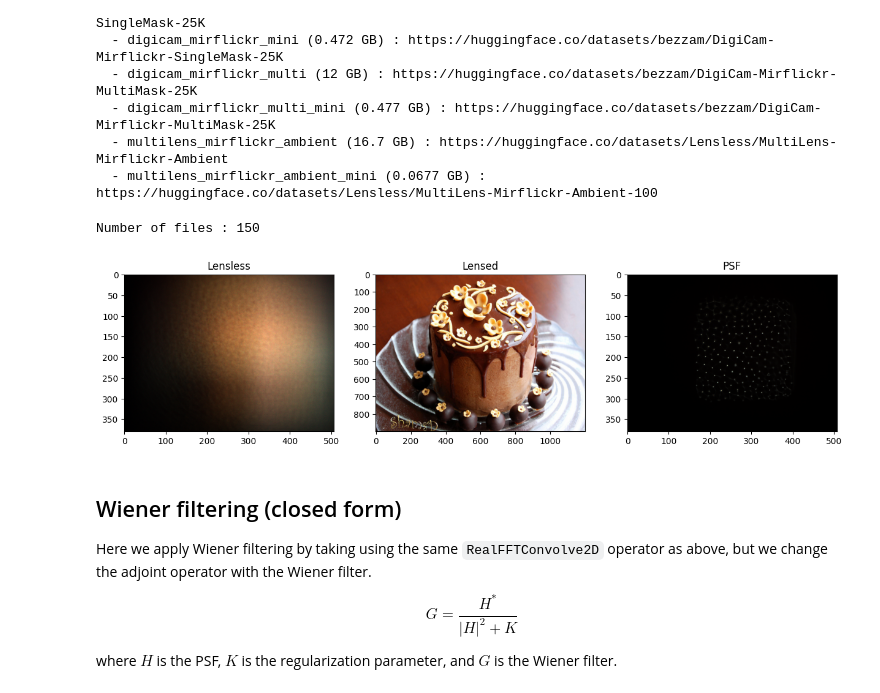
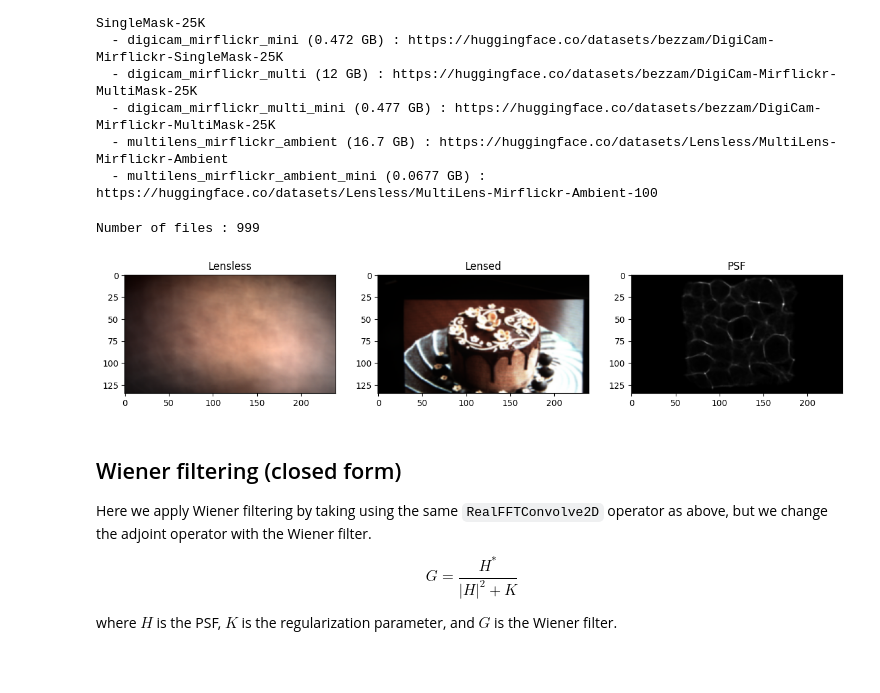
Before and after one commit to LCAV/LenslessPiCam, a Jupyter notebook: notebook/lenslesspicam_demo.ipynb, the cells around one changed output. Saved outputs shown, nothing was run; the diff lists cells and outputs as text; code cells hidden in the pictures; blank space fills up the shorter version.

```diff
--- a/notebook/lenslesspicam_demo.ipynb
+++ b/notebook/lenslesspicam_demo.ipynb
@@ -322,36 +320,36 @@ Available datasets:
 # %%
 from lensless.utils.dataset import get_dataset
 
 
 CACHE_DIR = None   # path to download dataset, by default it is stored in ~/.cache/huggingface/datasets
 dataset = "diffusercam_mirflickr"
 idx = 1
 
-dataset = "digicam_mirflickr_mini"
-dataset= "tapecam_mirflickr"
-dataset = "voronoi_mirflickr_mini"
-idx = 2
+# dataset = "digicam_mirflickr_mini"
+# dataset= "tapecam_mirflickr"
+# dataset = "voronoi_mirflickr_mini"
+# idx = 2
 
 # load test set
 test_set = get_dataset(
     dataset_name=dataset,
     split="test",
     cache_dir=CACHE_DIR
 )
 print(f"Number of files : {len(test_set)}")
 lensless, lensed = test_set[idx]
 psf = test_set.psf.numpy().squeeze()   # drop extra dimension for depth
 
 fig, axs = plt.subplots(1, 3, figsize=(15, 15))
 plot_image(lensless, ax=axs[0])
 axs[0].set_title("Lensless")
 plot_image(lensed, ax=axs[1])
 axs[1].set_title("Lensed")
 plot_image(psf, ax=axs[2])
 axs[2].set_title("PSF");
 # %% [output]
-Number of files : 150
+Number of files : 999
-[figure, old version]
+[figure, new version]
 # %% [markdown]
 ## Wiener filtering (closed form)
 
```
Also changed, not shown: parts of 6 cells of this notebook.
